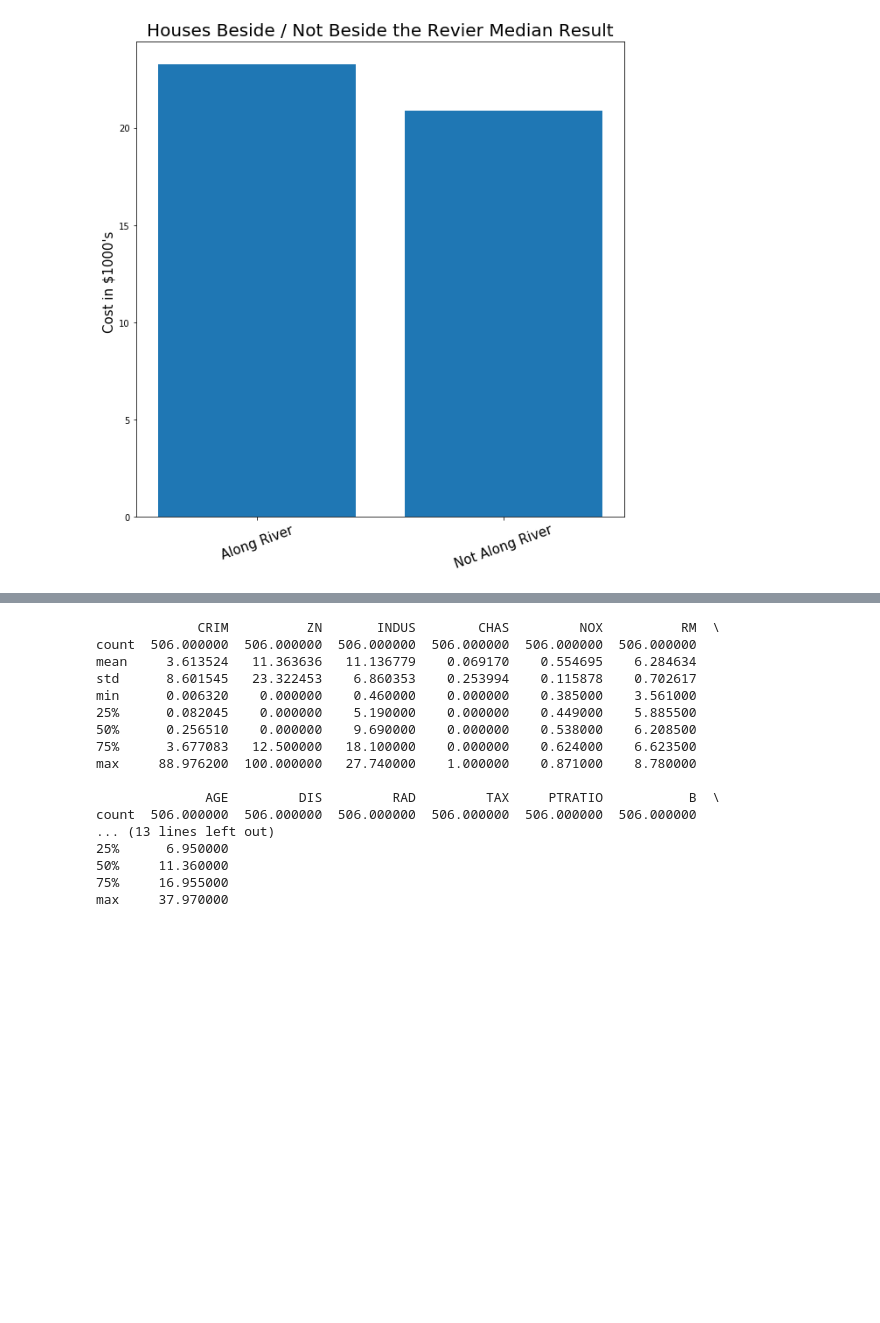
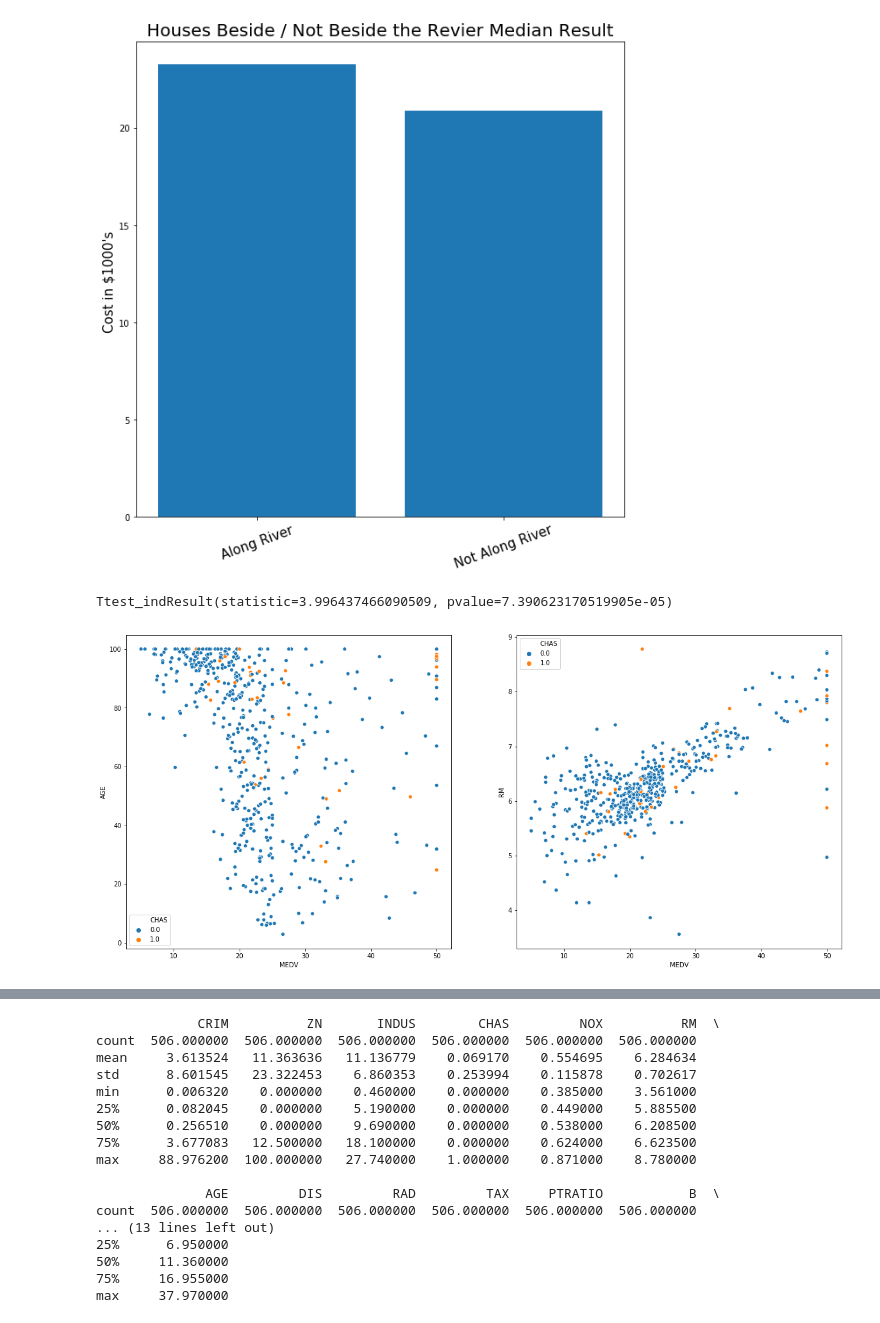
Before and after one commit to richardfeeney7/Machine-Learning-and-Statistics, a Jupyter notebook: Project2019.ipynb, the cells around one changed output, grey strips where cells are left out. Saved outputs shown, nothing was run; the diff lists cells and outputs as text; code cells hidden in the pictures; blank space fills up the shorter version.

Commit message:
Added ttest

```diff
--- a/Project2019.ipynb
+++ b/Project2019.ipynb
@@ -140,13 +141,0 @@ _By using the NumPy library I am able to calculate a few meaningful statistics a
-# %%
-# Convert zeros to NAN
-boston.ZN.replace(0, np.nan, inplace=True)
-boston.CHAS.replace(0, np.nan, inplace=True)
-# boston.info()
-
-
-# Let’s calculate the percentage of missing values. If there is 20-25% missing values we can impute them with different
-# ways like mean, median. But if it’s more than that, it’s better to remove those features
-# otherwise they can affect our result. As we can see below both “zn” and “chas” missing more than 70% data so these can
-# be remove but as we have to use chas I will leave it in.
-
-print(boston.isnull().sum()/len(data)*100)
@@ -258,3 +225,22 @@ Total number of houses along the river is =  35 , and the median price along the
 
 Total number of houses not along the river is =  471 , and the median price not along the river in $1000's : $20.90
 [figure]
+# %%
+# Generate Ttest based on if house is beside or not beside the river and MEDV
+print(ss.ttest_ind(chas1, chas0))
+# %% [output]
+Ttest_indResult(statistic=3.996437466090509, pvalue=7.390623170519905e-05)
+# %%
+# ScatterPlot
+colours = ["blue", "red"] # Define Plot Colours
+f, axes = plt.subplots(1, 2) # Allow me to generate graphs side by side
+rcParams['figure.figsize'] = 20,9 # Set display size
+
+# Do houses along and not along the river depend on age
+sns.scatterplot(data=boston,x='MEDV',y='AGE', hue='CHAS', ax=axes[0])
+
+# Do houses along and not along the river depend on room size
+sns.scatterplot(data=boston,x='MEDV',y='RM', hue='CHAS', ax=axes[1])
+plt.show()
+# %% [output]
+[figure, added]
```
Also changed, not shown: parts of 9 cells of this notebook.
